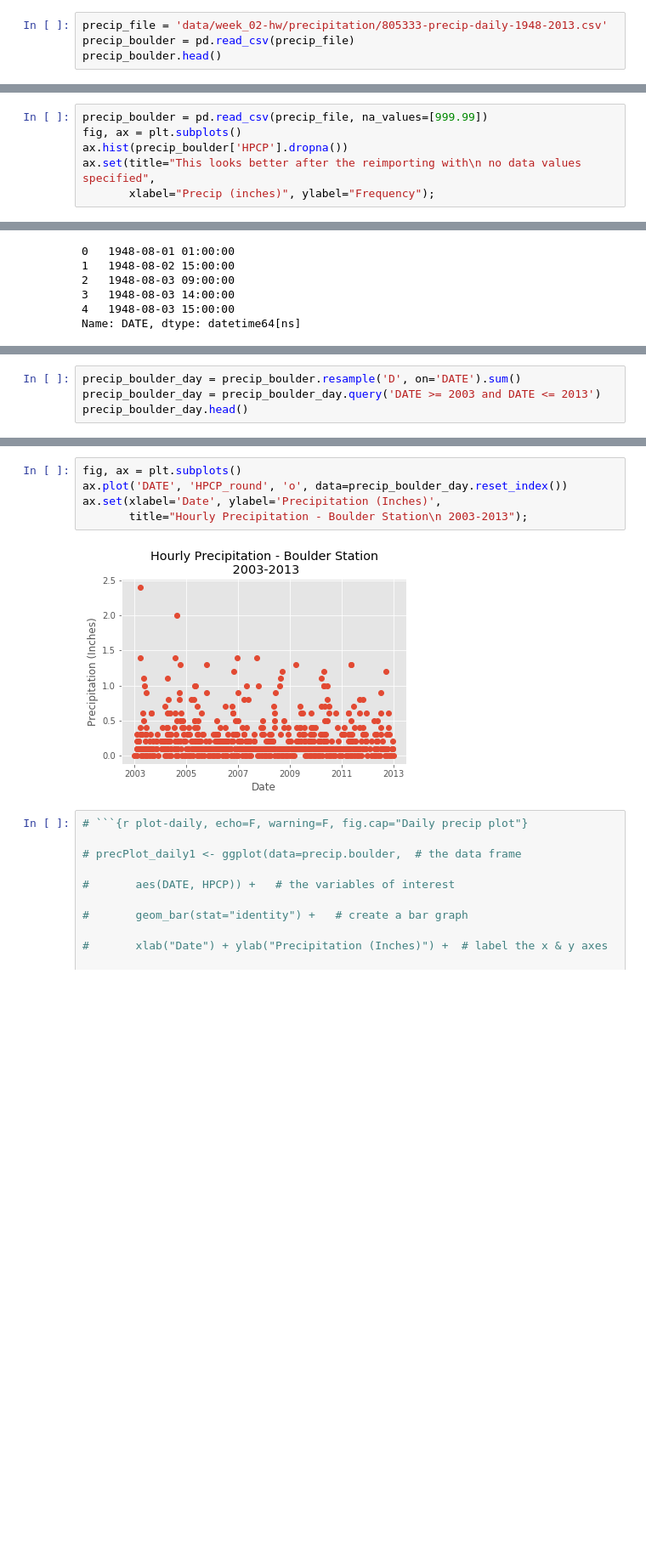
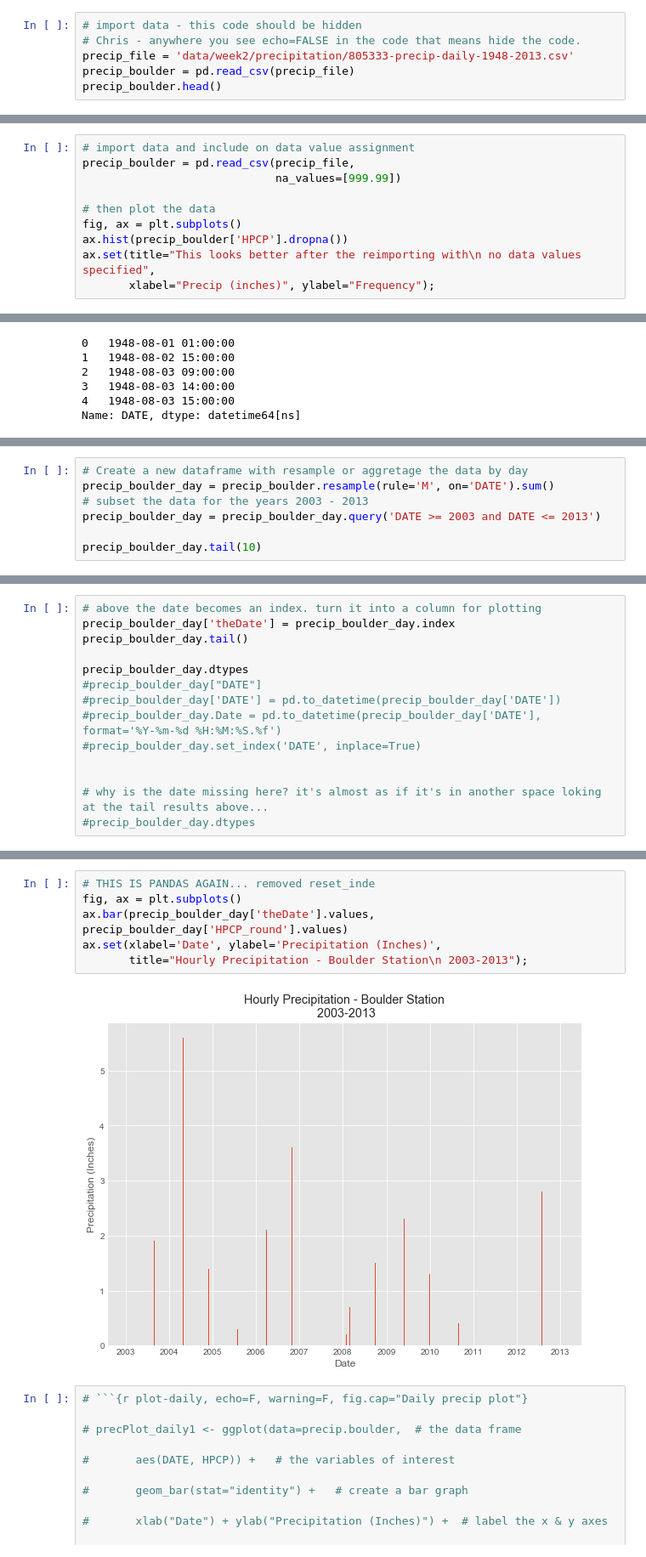
Before and after one commit to choldgraf/earth-analytics-python_OLD, a Jupyter notebook: notebooks/final-notebooks/week-2/plot-time-series-handle-dates/2017-01-25-flood05-USGS-precip-subset-graduate-in-python.ipynb, the cells around one changed output, grey strips where cells are left out. Shown at 85% size. Drawn from its saved outputs; the diff is of its cells as text; blank space fills up the shorter version.

````diff
--- a/notebooks/final-notebooks/week-2/plot-time-series-handle-dates/2017-01-25-flood05-USGS-precip-subset-graduate-in-python.ipynb
+++ b/notebooks/final-notebooks/week-2/plot-time-series-handle-dates/2017-01-25-flood05-USGS-precip-subset-graduate-in-python.ipynb
@@ -182,5 +94,7 @@ Import the data into R and then view the data structure.
 # %%
-precip_file = 'data/week_02-hw/precipitation/805333-precip-daily-1948-2013.csv'
+# import data - this code should be hidden
+# Chris - anywhere you see echo=FALSE in the code that means hide the code.
+precip_file = 'data/week2/precipitation/805333-precip-daily-1948-2013.csv'
 precip_boulder = pd.read_csv(precip_file)
 precip_boulder.head()
 # %% [output]
@@ -277,5 +147,9 @@ ax.set(title="histogram of data");
 # %%
-precip_boulder = pd.read_csv(precip_file, na_values=[999.99])
+# import data and include on data value assignment
+precip_boulder = pd.read_csv(precip_file,
+                             na_values=[999.99])
+
+# then plot the data
 fig, ax = plt.subplots()
 ax.hist(precip_boulder['HPCP'].dropna())
 ax.set(title="This looks better after the reimporting with\n no data values specified",
@@ -492,7 +261,10 @@ We use the `mutate()` function to add a new column called **day** to a new data.
 # %%
-precip_boulder_day = precip_boulder.resample('D', on='DATE').sum()
+# Create a new dataframe with resample or aggretage the data by day
+precip_boulder_day = precip_boulder.resample(rule='M', on='DATE').sum()
+# subset the data for the years 2003 - 2013
 precip_boulder_day = precip_boulder_day.query('DATE >= 2003 and DATE <= 2013')
-precip_boulder_day.head()
+
+precip_boulder_day.tail(10)
 # %% [output]
 |  | HPCP | HPCP_round |
 | DATE |  |  |
@@ -523,0 +281,14 @@ precip_boulder_day.head()
+# %%
+# above the date becomes an index. turn it into a column for plotting
+precip_boulder_day['theDate'] = precip_boulder_day.index
+precip_boulder_day.tail()
+
+precip_boulder_day.dtypes
+#precip_boulder_day["DATE"]
+#precip_boulder_day['DATE'] = pd.to_datetime(precip_boulder_day['DATE'])
+#precip_boulder_day.Date = pd.to_datetime(precip_boulder_day['DATE'], format='%Y-%m-%d %H:%M:%S.%f')
+#precip_boulder_day.set_index('DATE', inplace=True)
+
+
+# why is the date missing here? it's almost as if it's in another space loking at the tail results above...
+#precip_boulder_day.dtypes
@@ -524,10 +300,11 @@ precip_boulder_day.head()
 # %%
+# THIS IS PANDAS AGAIN... removed reset_inde
 fig, ax = plt.subplots()
-ax.plot('DATE', 'HPCP_round', 'o', data=precip_boulder_day.reset_index())
+ax.bar(precip_boulder_day['theDate'].values, precip_boulder_day['HPCP_round'].values)
 ax.set(xlabel='Date', ylabel='Precipitation (Inches)',
        title="Hourly Precipitation - Boulder Station\n 2003-2013");
 # %% [output]
-[figure, old version]
+[figure, new version]
 # %%
 # ```{r plot-daily, echo=F, warning=F, fig.cap="Daily precip plot"}
 
````
Also changed, not shown: parts of 32 cells of this notebook, 25 other files.
